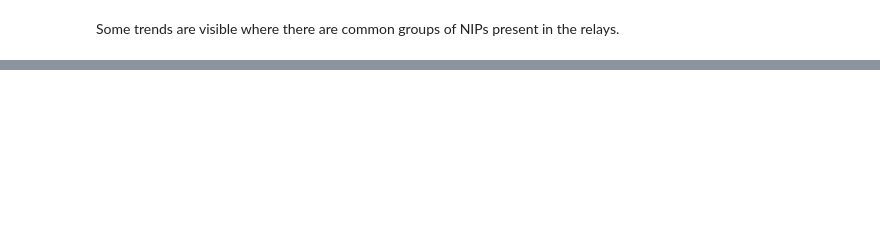
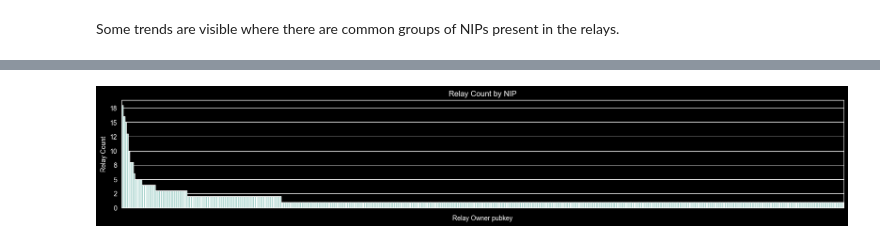
Before and after one commit to SEG-UNIBE/artio-insight, a Jupyter notebook: notebooks/artio.ipynb, the cells around one changed output, grey strips where cells are left out. Cells and saved outputs as stored; diff of their text form; code cells hidden in the pictures; blank space fills up the shorter version.

```diff
--- a/notebooks/artio.ipynb
+++ b/notebooks/artio.ipynb
@@ -79,0 +158,3 @@ Some trends are visible where there are common groups of NIPs present in the rel
+# %%
+relay_owner = df_relay_owner.pubkey.value_counts().reset_index()
+print(relay_owner)
@@ -79,0 +176,14 @@ Some trends are visible where there are common groups of NIPs present in the rel
+# %%
+fig, ax = plt.subplots(figsize = ( 20 , 3 ))
+sb.barplot(data=relay_owner, x='pubkey', y='count')
+
+ax.set_xlabel('Relay Owner pubkey')
+ax.set(xticklabels=[])
+
+ax.set_ylabel('Relay Count')
+
+ax.yaxis.set_major_formatter(ticker.StrMethodFormatter('{x:.0f}'))
+plt.title('Relay Count by NIP')
+plt.show()
+# %% [output]
+[figure, added]
```
Also changed, not shown: parts of 20 cells of this notebook, 2 other files.
